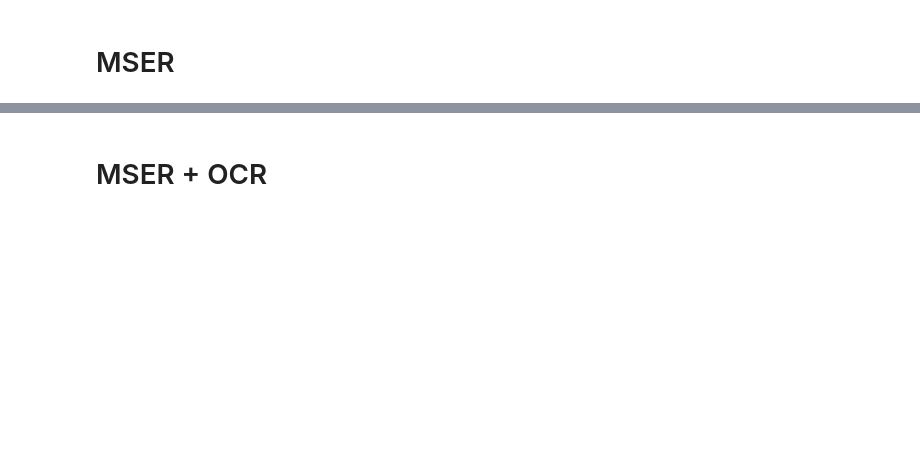
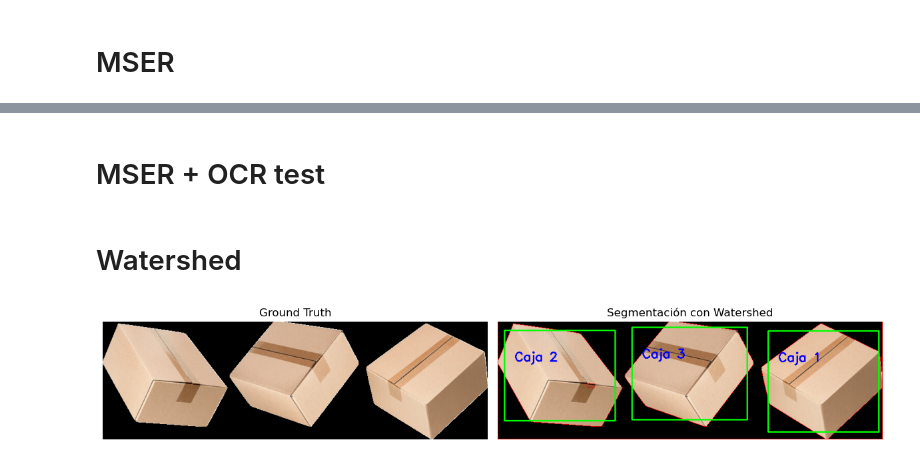
Before and after one commit to Lariicsa/pc_t3, a Jupyter notebook: mser.ipynb, the cells around one changed output, grey strips where cells are left out. Cells and saved outputs as stored; diff of their text form; code cells hidden in the pictures; blank space fills up the shorter version.

```diff
--- a/mser.ipynb
+++ b/mser.ipynb
@@ -36,5 +35,5 @@ plt.show()
 # %% [markdown]
-# MSER + OCR
+# MSER + OCR test
 # %%
 import cv2
 import numpy as np
@@ -76,0 +92,60 @@ for x, y, w, h, texto in cajas_texto:
+# %% [markdown]
+# Watershed
+# %%
+import cv2
+import numpy as np
+import matplotlib.pyplot as plt
+
+imagen = cv2.imread('assets/boxes.png')
+gris = cv2.cvtColor(imagen, cv2.COLOR_BGR2GRAY)
+
+
+_, binaria = cv2.threshold(gris, 0, 255, cv2.THRESH_BINARY + cv2.THRESH_OTSU)
+
+
+kernel = np.ones((3, 3), np.uint8)
+abierta = cv2.morphologyEx(binaria, cv2.MORPH_OPEN, kernel, iterations=2)
+
+
+fondo_seguro = cv2.dilate(abierta, kernel, iterations=3)
+
+dist_transform = cv2.distanceTransform(abierta, cv2.DIST_L2, 5)
+_, primer_plano = cv2.threshold(dist_transform, 0.2 * dist_transform.max(), 255, 0)
+primer_plano = np.uint8(primer_plano)
+
+desconocido = cv2.subtract(fondo_seguro, primer_plano)
+
+_, marcadores = cv2.connectedComponents(primer_plano)
+
+marcadores = marcadores + 1
+marcadores[desconocido == 255] = 0
+
+imagen_color = imagen.copy()
+cv2.watershed(imagen_color, marcadores)
+
+
+imagen_color[marcadores == -1] = [0, 0, 255]
+
+
+contornos, _ = cv2.findContours(primer_plano, cv2.RETR_EXTERNAL, cv2.CHAIN_APPROX_SIMPLE)
+for i, c in enumerate(contornos):
+    x, y, w, h = cv2.boundingRect(c)
+    cv2.rectangle(imagen_color, (x, y), (x+w, y+h), (0, 255, 0), 2)
+    cv2.putText(imagen_color, f"Caja {i+1}", (x+20, y+60), cv2.FONT_HERSHEY_SIMPLEX, 0.8, (255, 0, 0), 2)
+
+# Mostrar resultados
+plt.figure(figsize=(12, 6))
+plt.subplot(1, 2, 1)
+plt.imshow(cv2.cvtColor(imagen, cv2.COLOR_BGR2RGB))
+plt.title("Ground Truth")
+plt.axis("off")
+
+plt.subplot(1, 2, 2)
+plt.imshow(cv2.cvtColor(imagen_color, cv2.COLOR_BGR2RGB))
+plt.title("Segmentación con Watershed")
+plt.axis("off")
+
+plt.tight_layout()
+plt.show()
+# %% [output]
+[figure, added]
```
Also changed, not shown: parts of 2 cells of this notebook, 5 other files.
